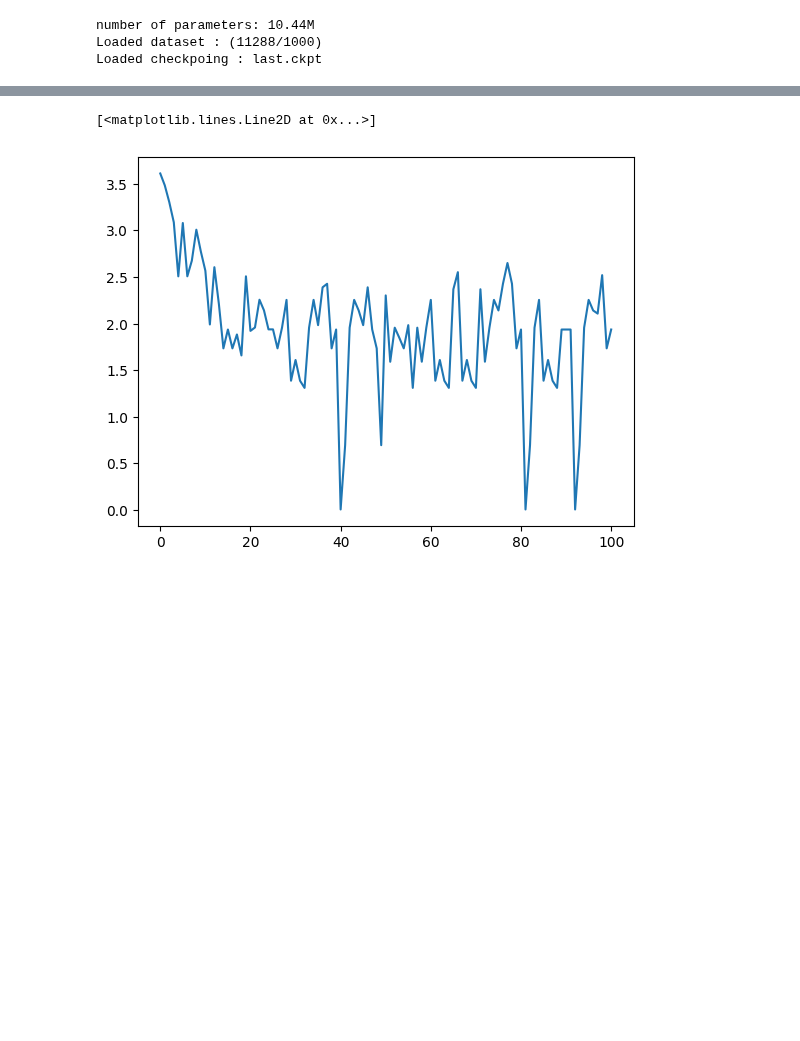
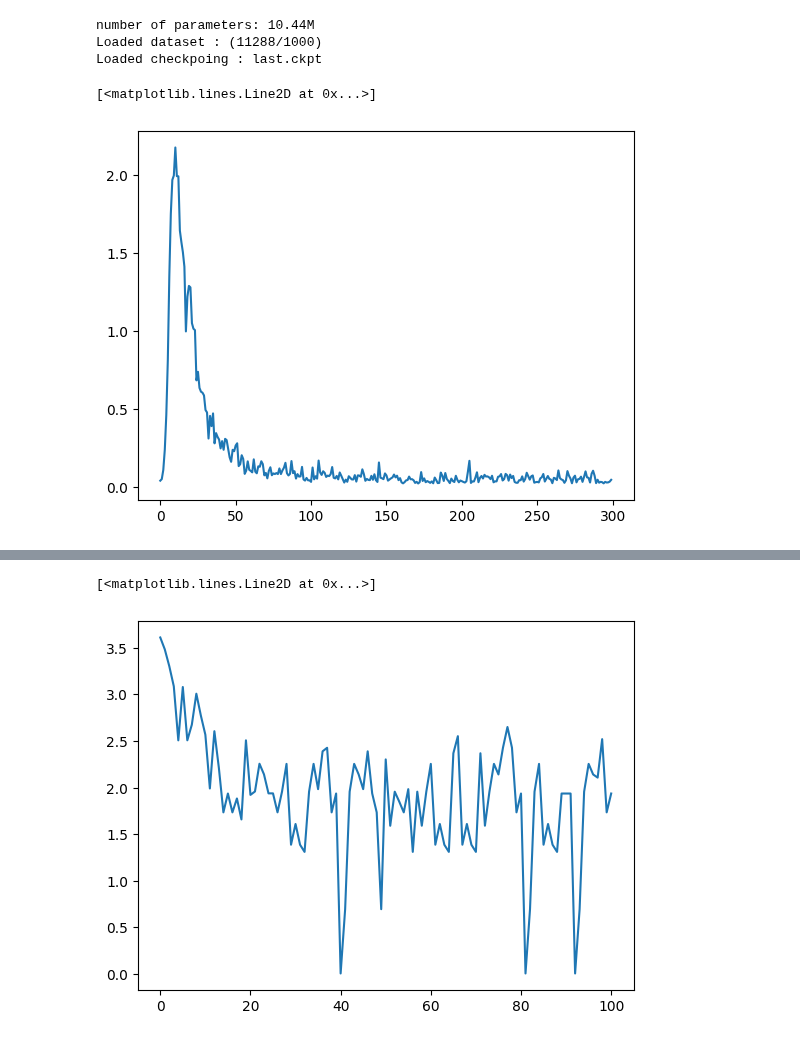
Before and after one commit to leogagnon/latent_control, a Jupyter notebook: notebooks/sandbox.ipynb, the cells around one changed output, grey strips where cells are left out. Saved outputs shown, nothing was run; the diff lists cells and outputs as text; code cells hidden in the pictures; blank space fills up the shorter version.

```diff
--- a/notebooks/sandbox.ipynb
+++ b/notebooks/sandbox.ipynb
@@ -43,2 +42,13 @@ IDS = {'mamba': 'ale6kz0k', 'gpt': 'duy6u49u'}
+# %%
+IDS = {
+    "mamba": "ale6kz0k",
+    "gpt": "duy6u49u",
+    "med": "kbun9aq6",
+    "small": "gtgytbr8",
+    "med1": "yeq4d6zl",
+    "small1": "t9iupzpo",
+    "explicit": "v7s85nw0",
+    "explicit-mlp": "jtnc9w5u"
+}
 # %%
 task = MetaLearningTask(IDS['mamba'])
@@ -46,3 +57,10 @@ task = MetaLearningTask(IDS['mamba'])
 number of parameters: 10.44M
 Loaded dataset : (11288/1000)
 Loaded checkpoing : last.ckpt
+# %%
+res = task.evaluate_pp(samples=100, n_steps=300)
+# %%
+plt.plot(res['BackwardKL'].mean(0))
+# %% [output]
+[<matplotlib.lines.Line2D at 0x...>]
+[figure, added]
```
Also changed, not shown: parts of 36 cells of this notebook, 15 other files.
